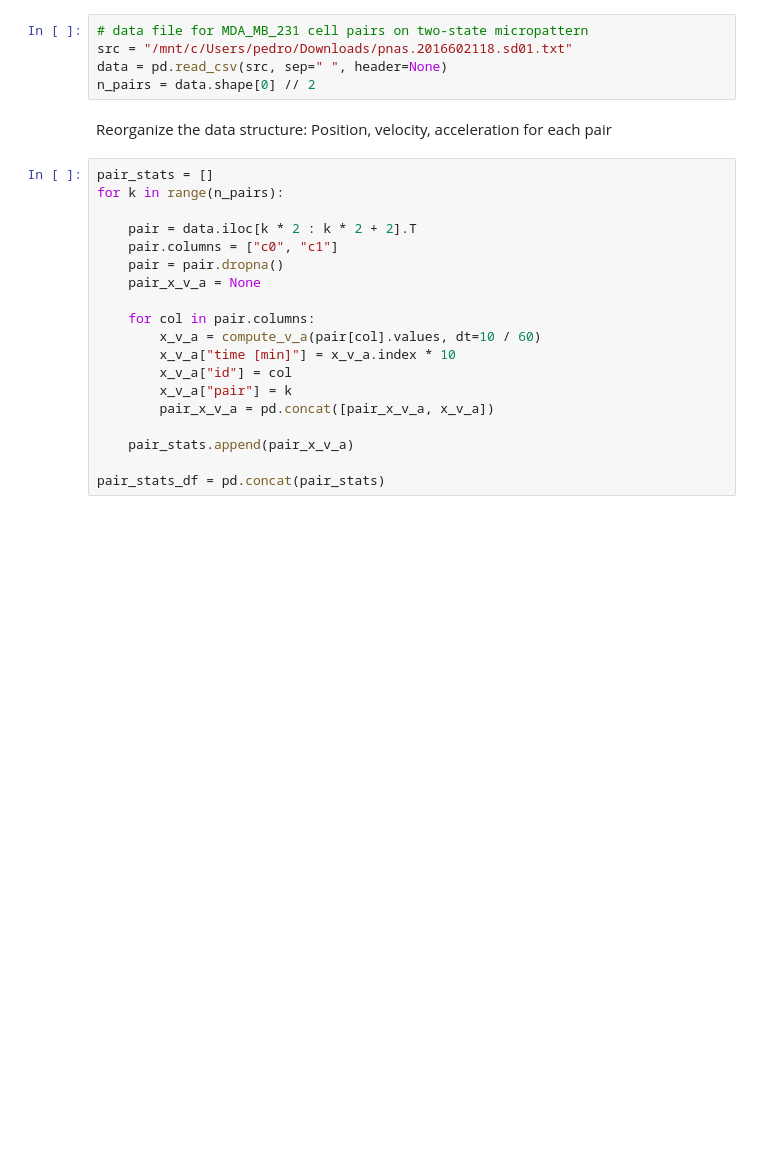
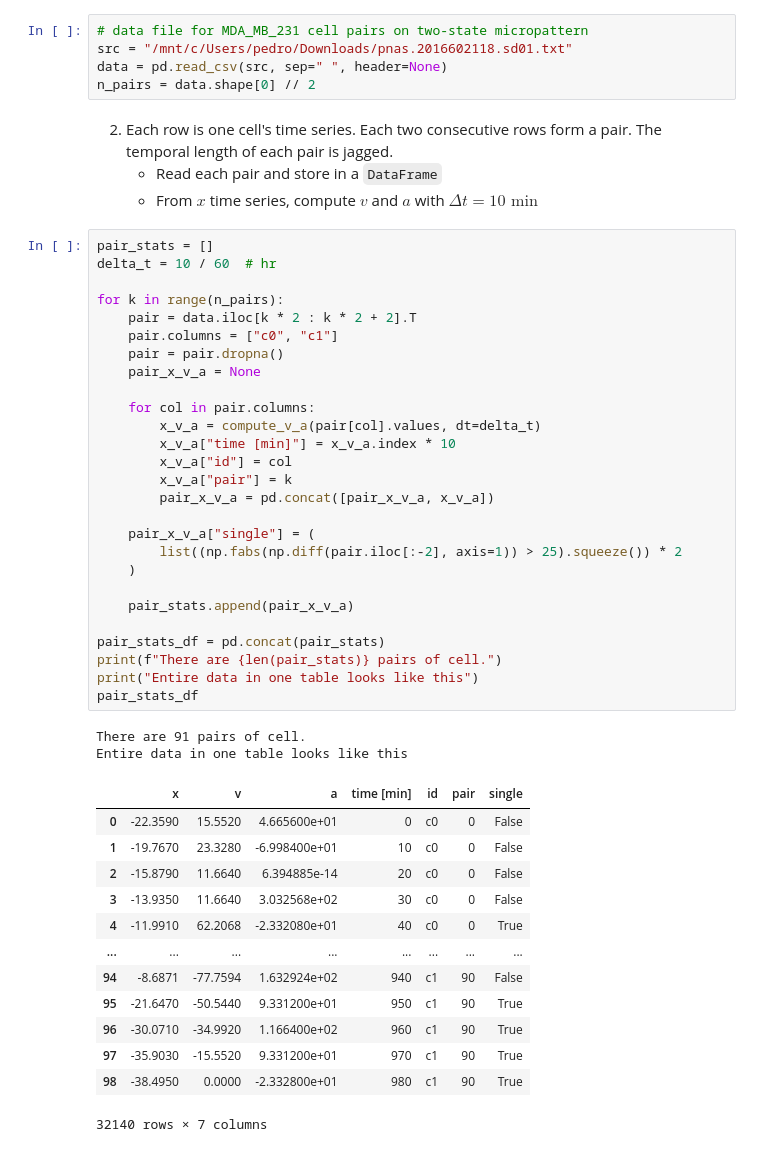
Before and after one commit to pedromzadeh/CCAM, a Jupyter notebook: driver/buckners_replay.ipynb, the cells around one changed output. Cells and saved outputs as stored; diff of their text form; blank space fills up the shorter version.

```diff
--- a/driver/buckners_replay.ipynb
+++ b/driver/buckners_replay.ipynb
@@ -137,24 +184,50 @@ def plot_trajectories(pair):
 src = "/mnt/c/Users/pedro/Downloads/pnas.2016602118.sd01.txt"
 data = pd.read_csv(src, sep=" ", header=None)
 n_pairs = data.shape[0] // 2
-# %% [markdown]
-Reorganize the data structure: Position, velocity, acceleration for each pair
+# %% [markdown]
+2. Each row is one cell's time series. Each two consecutive rows form a pair. The temporal length of each pair is jagged.
+   - Read each pair and store in a `DataFrame`
+   - From $x$ time series, compute $v$ and $a$ with $\Delta t=10\text{ min}$
 # %%
 pair_stats = []
+delta_t = 10 / 60  # hr
+
 for k in range(n_pairs):
-
     pair = data.iloc[k * 2 : k * 2 + 2].T
     pair.columns = ["c0", "c1"]
     pair = pair.dropna()
     pair_x_v_a = None
 
     for col in pair.columns:
-        x_v_a = compute_v_a(pair[col].values, dt=10 / 60)
+        x_v_a = compute_v_a(pair[col].values, dt=delta_t)
         x_v_a["time [min]"] = x_v_a.index * 10
         x_v_a["id"] = col
         x_v_a["pair"] = k
         pair_x_v_a = pd.concat([pair_x_v_a, x_v_a])
 
+    pair_x_v_a["single"] = (
+        list((np.fabs(np.diff(pair.iloc[:-2], axis=1)) > 25).squeeze()) * 2
+    )
+
     pair_stats.append(pair_x_v_a)
 
 pair_stats_df = pd.concat(pair_stats)
+print(f"There are {len(pair_stats)} pairs of cell.")
+print("Entire data in one table looks like this")
+pair_stats_df
+# %% [output]
+There are 91 pairs of cell.
+Entire data in one table looks like this
+|  | x | v | a | time [min] | id | pair | single |
+| 0 | -22.3590 | 15.5520 | 4.665600e+01 | 0 | c0 | 0 | False |
+| 1 | -19.7670 | 23.3280 | -6.998400e+01 | 10 | c0 | 0 | False |
+| 2 | -15.8790 | 11.6640 | 6.394885e-14 | 20 | c0 | 0 | False |
+| 3 | -13.9350 | 11.6640 | 3.032568e+02 | 30 | c0 | 0 | False |
+| 4 | -11.9910 | 62.2068 | -2.332080e+01 | 40 | c0 | 0 | True |
+| ... | ... | ... | ... | ... | ... | ... | ... |
+| 94 | -8.6871 | -77.7594 | 1.632924e+02 | 940 | c1 | 90 | False |
+| 95 | -21.6470 | -50.5440 | 9.331200e+01 | 950 | c1 | 90 | True |
+| 96 | -30.0710 | -34.9920 | 1.166400e+02 | 960 | c1 | 90 | True |
+| 97 | -35.9030 | -15.5520 | 9.331200e+01 | 970 | c1 | 90 | True |
+| 98 | -38.4950 | 0.0000 | -2.332800e+01 | 980 | c1 | 90 | True |
+32140 rows × 7 columns
```
Also changed, not shown: parts of 20 cells of this notebook.
